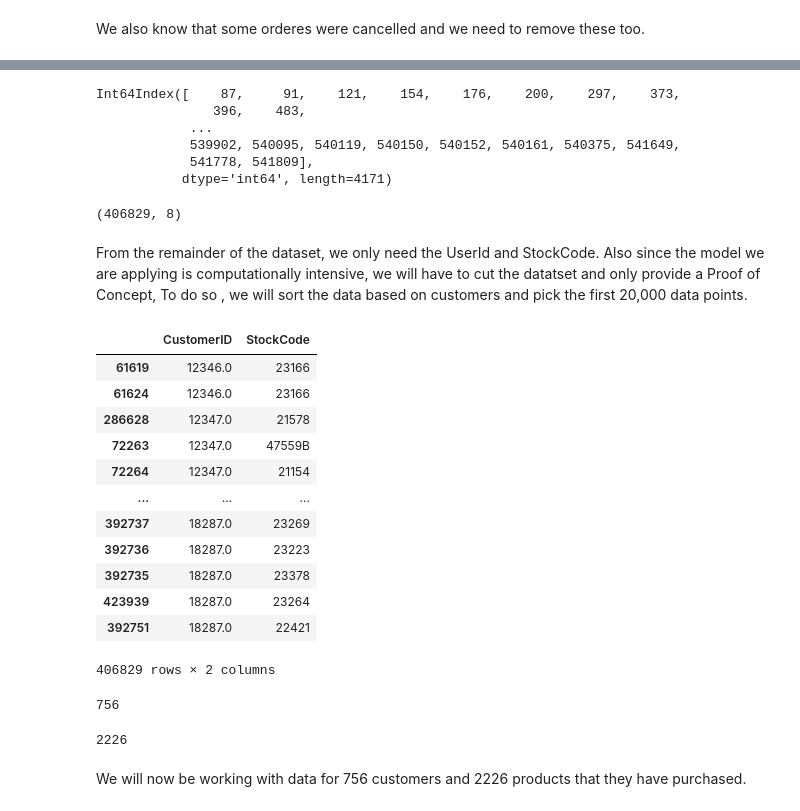
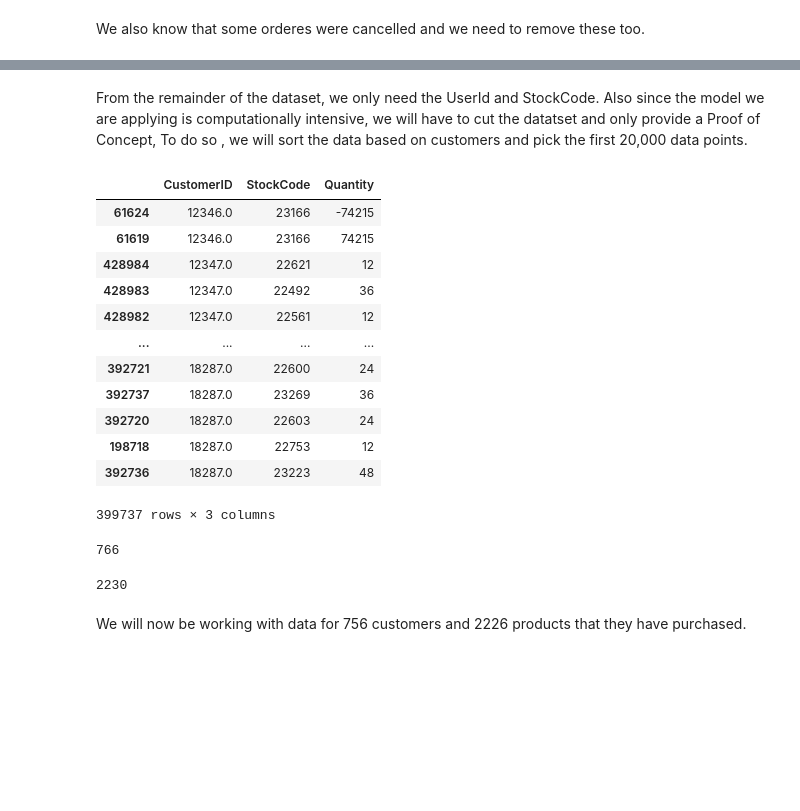
Before and after one commit to someshjadhwani24/Context_Aware_Recommender, a Jupyter notebook: Project_Main.ipynb, the cells around one changed output, grey strips where cells are left out. Saved outputs shown, nothing was run; the diff lists cells and outputs as text; code cells hidden in the pictures; blank space fills up the shorter version.

```diff
--- a/Project_Main.ipynb
+++ b/Project_Main.ipynb
@@ -106,11 +106,7 @@ array(['WHITE HANGING HEART T-LIGHT HOLDER', 'WHITE METAL LANTERN',
        'CREAM HANGING HEART T-LIGHT HOLDER',
        'PAPER CRAFT , LITTLE BIRDIE'], dtype=object)
 # %%
-drop_values=cleaned_desc[cleaned_desc['Description'].str.startswith('?')].index
+cleaned_desc = cleaned_desc.drop(cleaned_desc[cleaned_desc['Description'].str.startswith('?')].index)
-# %%
-for i in drop_values:
-
-    cleaned_desc=cleaned_desc.drop(i)
 # %%
 cleaned_desc['Description'].unique()
 # %% [output]
@@ -591,4 +554,5 @@ dtype: int64
 # %% [markdown]
 Since the Customer ID is requiered for furthur processing , we need to drop all those which are null.
 # %%
-df_r = data_main.dropna()
+df_r = cleaned_desc.dropna()
+df_r.isnull().sum()
@@ -611,9 +586,0 @@ drop_values=df_r[df_r['StockCode'].str.endswith('C')].index
-# %%
-drop_values
-# %% [output]
-Int64Index([    87,     91,    121,    154,    176,    200,    297,    373,
-               396,    483,
-            ...
-            539902, 540095, 540119, 540150, 540152, 540161, 540375, 541649,
-            541778, 541809],
-           dtype='int64', length=4171)
@@ -623,24 +587,22 @@ for i in drop_values:
-# %%
-df_r.shape
-# %% [output]
-(406829, 8)
 # %% [markdown]
 From the remainder of the dataset, we only need the UserId and StockCode. Also since the model we are applying is computationally intensive, we will have to cut the datatset and only provide a Proof of Concept, To do so , we will sort the data based on customers and pick the first 20,000 data points.
 # %%
-df_r = df_r[['CustomerID','StockCode']]
+df_r = df_r[['CustomerID','StockCode','Quantity']]
 # %%
 df_r.sort_values(by=['CustomerID'])
+df_r.drop(df_r[df_r['Quantity']<1].index)
+df_work = df_r.head(20000)
 # %% [output]
-|  | CustomerID | StockCode |
-| 61619 | 12346.0 | 23166 |
-| 61624 | 12346.0 | 23166 |
-| 286628 | 12347.0 | 21578 |
-| 72263 | 12347.0 | 47559B |
-| 72264 | 12347.0 | 21154 |
-| ... | ... | ... |
-| 392737 | 18287.0 | 23269 |
-| 392736 | 18287.0 | 23223 |
-| 392735 | 18287.0 | 23378 |
-| 423939 | 18287.0 | 23264 |
-| 392751 | 18287.0 | 22421 |
+|  | CustomerID | StockCode | Quantity |
+| 61624 | 12346.0 | 23166 | -74215 |
+| 61619 | 12346.0 | 23166 | 74215 |
+| 428984 | 12347.0 | 22621 | 12 |
+| 428983 | 12347.0 | 22492 | 36 |
+| 428982 | 12347.0 | 22561 | 12 |
+| ... | ... | ... | ... |
+| 392721 | 18287.0 | 22600 | 24 |
+| 392737 | 18287.0 | 23269 | 36 |
+| 392720 | 18287.0 | 22603 | 24 |
+| 198718 | 18287.0 | 22753 | 12 |
+| 392736 | 18287.0 | 23223 | 48 |
-406829 rows × 2 columns
+399737 rows × 3 columns
@@ -649,11 +609,11 @@ df_work = df_r.head(20000)
 # %%
 len(df_work['CustomerID'].unique())
 # %% [output]
-756
+766
 # %%
 len(df_work['StockCode'].unique())
 # %% [output]
-2226
+2230
 # %% [markdown]
 We will now be working with data for 756 customers and 2226 products that they have purchased.
 # %%
```
Also changed, not shown: parts of 42 cells of this notebook.
